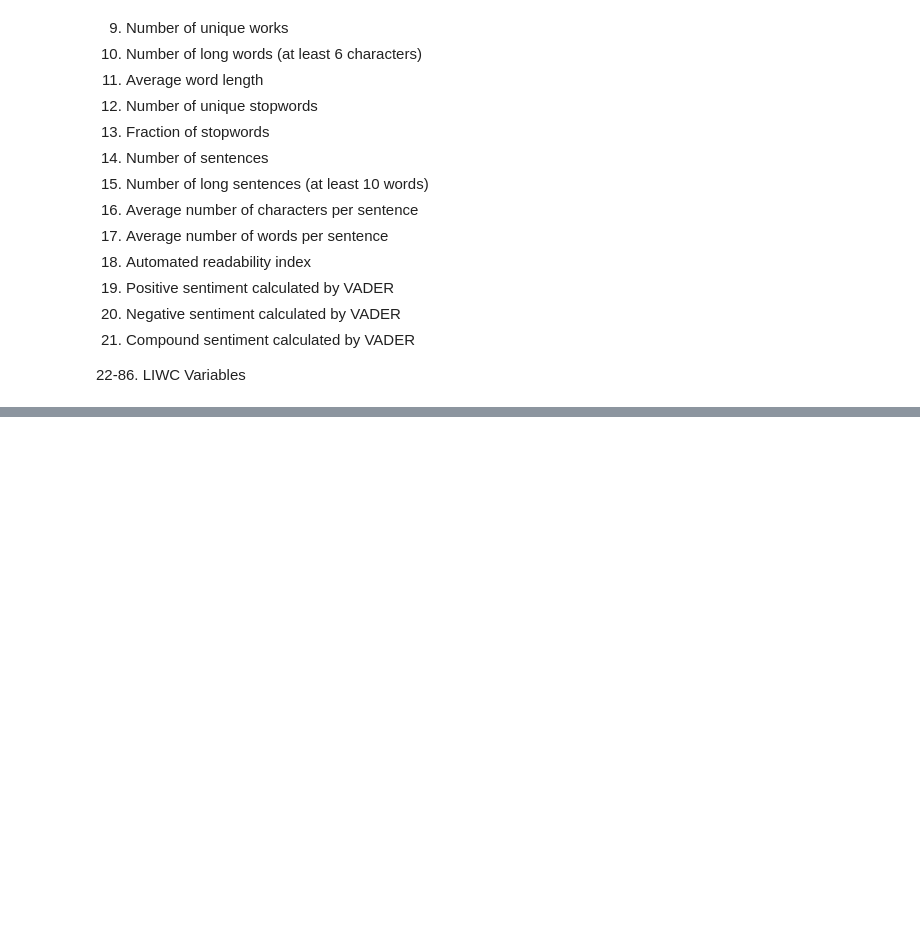
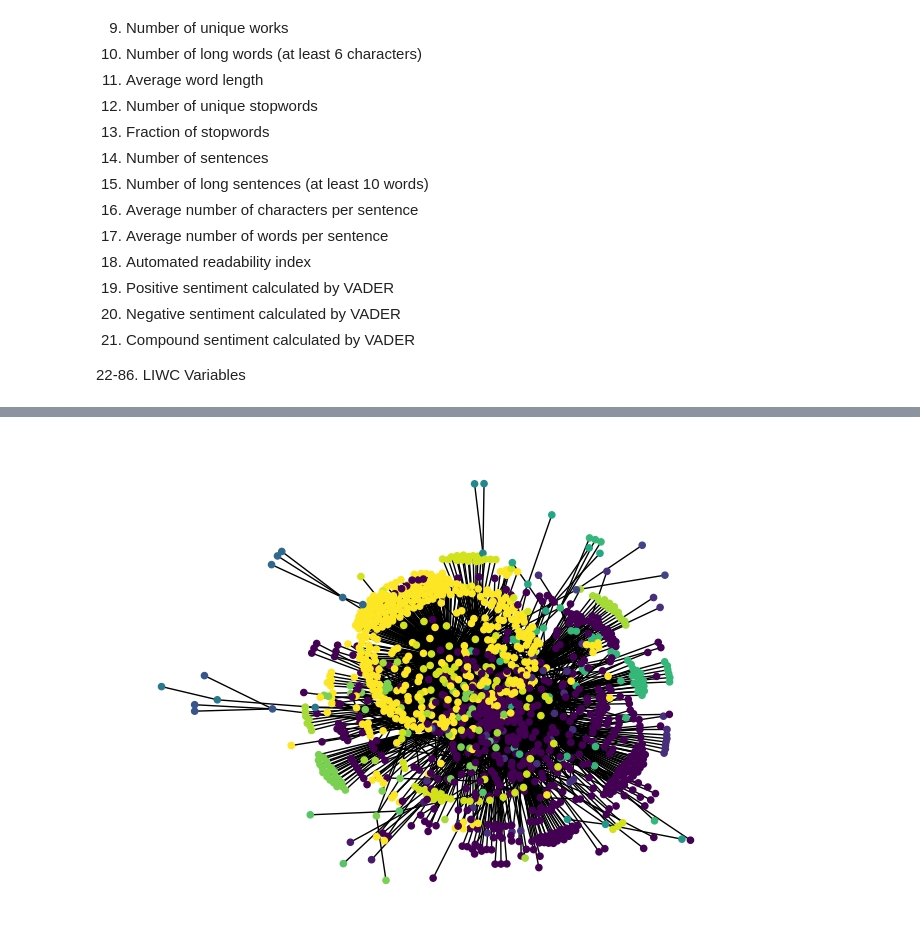
Before and after one commit to kehunter/stat236-subreddit-clustering, a Jupyter notebook: network_exploration.ipynb, the cells around one changed output, grey strips where cells are left out. Cells and saved outputs as stored; diff of their text form; code cells hidden in the pictures; blank space fills up the shorter version.

```diff
--- a/network_exploration.ipynb
+++ b/network_exploration.ipynb
@@ -98,0 +163,38 @@ adj_matrix
+# %%
+# REMOVE OUTLIERS AND PLOT SPECTRAL CLUSTERING - note: G is redefined to be the undirected graph (edit later)
+
+# get edge list
+source = "SOURCE_SUBREDDIT"
+target = "TARGET_SUBREDDIT"
+edgelist = df.loc[:, [source, target]].copy()
+
+# remove outliers
+outliers = ['antifa', 'enoughantifaspam', 'npr', 'overpopulation']
+outlier_idx = df[source].isin(outliers) | df[target].isin(outliers)
+edgelist = edgelist[~outlier_idx]
+
+edgelist_df = edgelist.drop_duplicates().copy()
+edgelist_df["count"] = edgelist.groupby([source, target]).transform("size")
+# create undirected graph
+G = nx.from_pandas_edgelist(edgelist_df,
+                            source=source,
+                            target=target,
+                            create_using=nx.Graph(),
+                            edge_attr="count")
+# get adjacency matrix
+A = nx.to_numpy_array(G)
+
+# Apply spectral clustering to undirected graph
+sc = SpectralClustering(n_clusters=16, affinity='precomputed', assign_labels='discretize')
+labels = sc.fit_predict(A)
+
+# Add labels to the graph nodes
+nx.set_node_attributes(G, dict(zip(G.nodes(), labels)), 'cluster')
+
+# Visualize the graph with clusters
+pos = nx.spring_layout(G, k=0.1, iterations=50)
+nx.draw(G, pos, node_color=[c for c in labels],
+        with_labels=False,
+       node_size=20)
+# %% [output]
+[figure, added]
```
Also changed, not shown: parts of 11 cells of this notebook.
